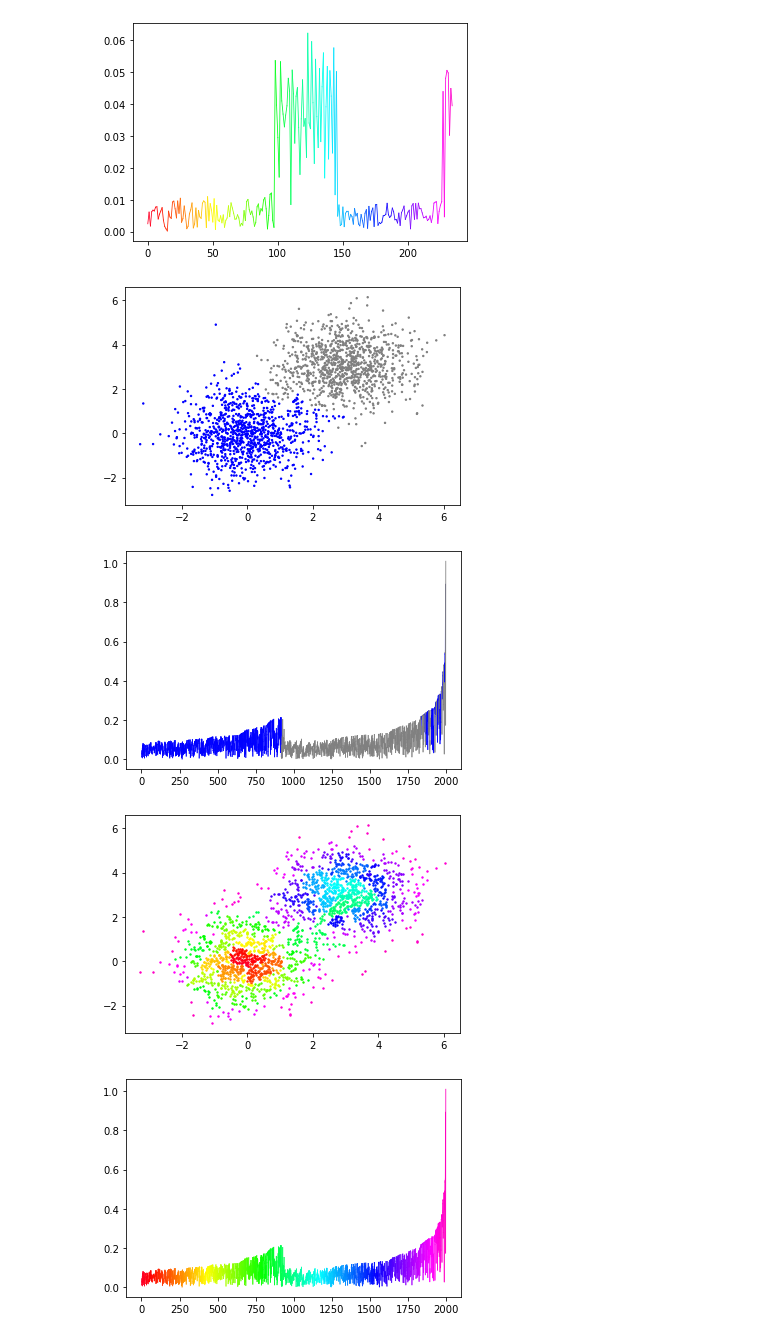
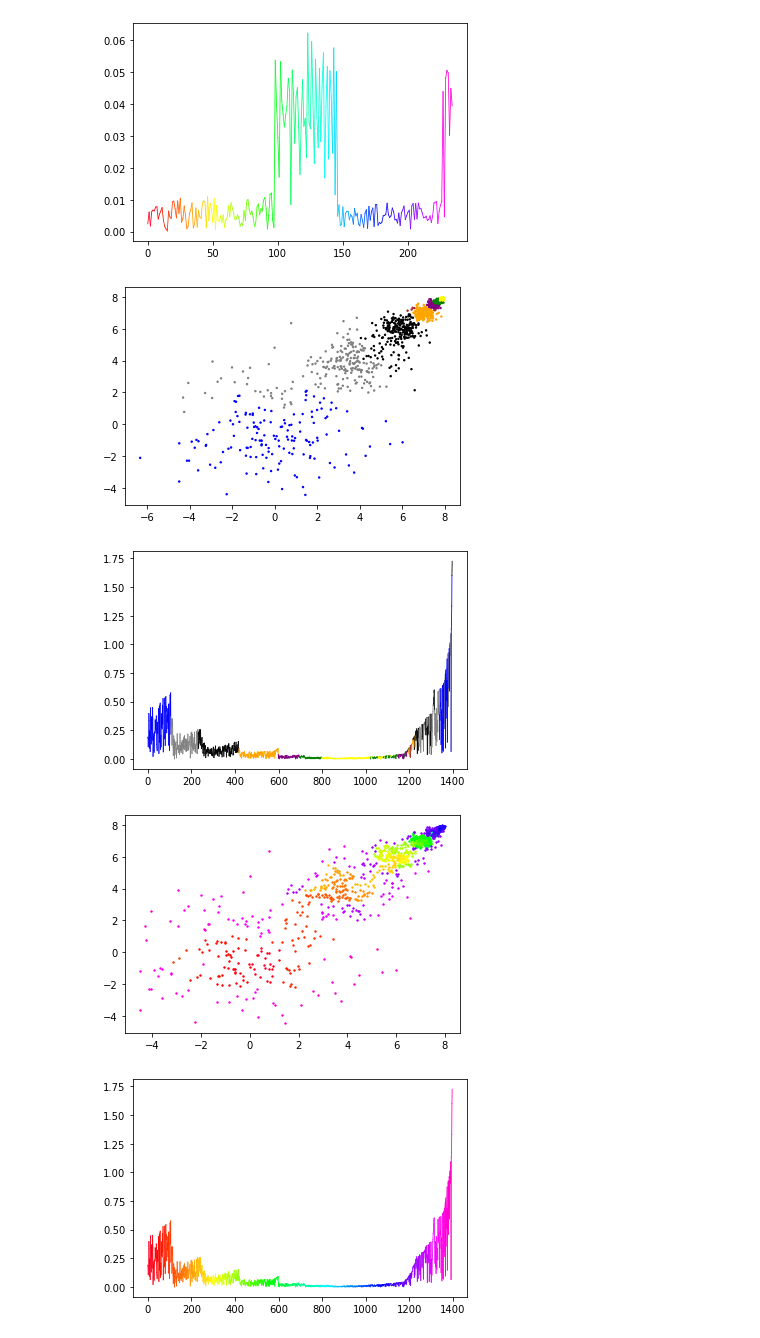
Before and after one commit to kayla-lixinyi/Summer-Project-Advanced-and-Interpretable-Unsupervised-Learning, a Jupyter notebook: Testing/ILS_tests_plots.ipynb, the cells around one changed output. Cells and saved outputs as stored; diff of their text form; code cells hidden in the pictures.

```diff
--- a/Testing/ILS_tests_plots.ipynb
+++ b/Testing/ILS_tests_plots.ipynb
@@ -54,19 +54,24 @@ testILS.rainbow_rmin()
 [figure]
 [figure]
 # %%
-a = np.random.normal(0, 1, (1000, 2))
-b = np.random.normal(3, 1, (1000, 2))
-test = np.concatenate((a, b), axis = 0)
+a = np.random.normal(0, 2, (200, 2))
+b = np.random.normal(4, 1, (200, 2))
+c = np.random.normal(6, 0.5, (200, 2))
+d = np.random.normal(7, 0.25, (200, 2))
+e = np.random.normal(7.5, 0.125, (200, 2))
+f = np.random.normal(7.75, 0.06725, (200, 2))
+g = np.random.normal(7.88, 0.03225, (200, 2))
+test = np.concatenate((a, b, c, d, e, f, g), axis = 0)
 
 testILS = ILS(min_cluster_size = 100, significance = 2.56)
 testILS.fit(test)
 testILS.plot_labels()
 testILS.coloured_rmin()
 testILS.rainbow_rmin()
 # %% [output]
-[figure, old version]
+[figure, new version]
-[figure, old version]
+[figure, new version]
-[figure, old version]
+[figure, new version]
-[figure, old version]
+[figure, new version]
 # %%
 print(list(zip(testILS.maxima, testILS.maxima_SD)))
```
Also changed, not shown: parts of 1 cell of this notebook.
